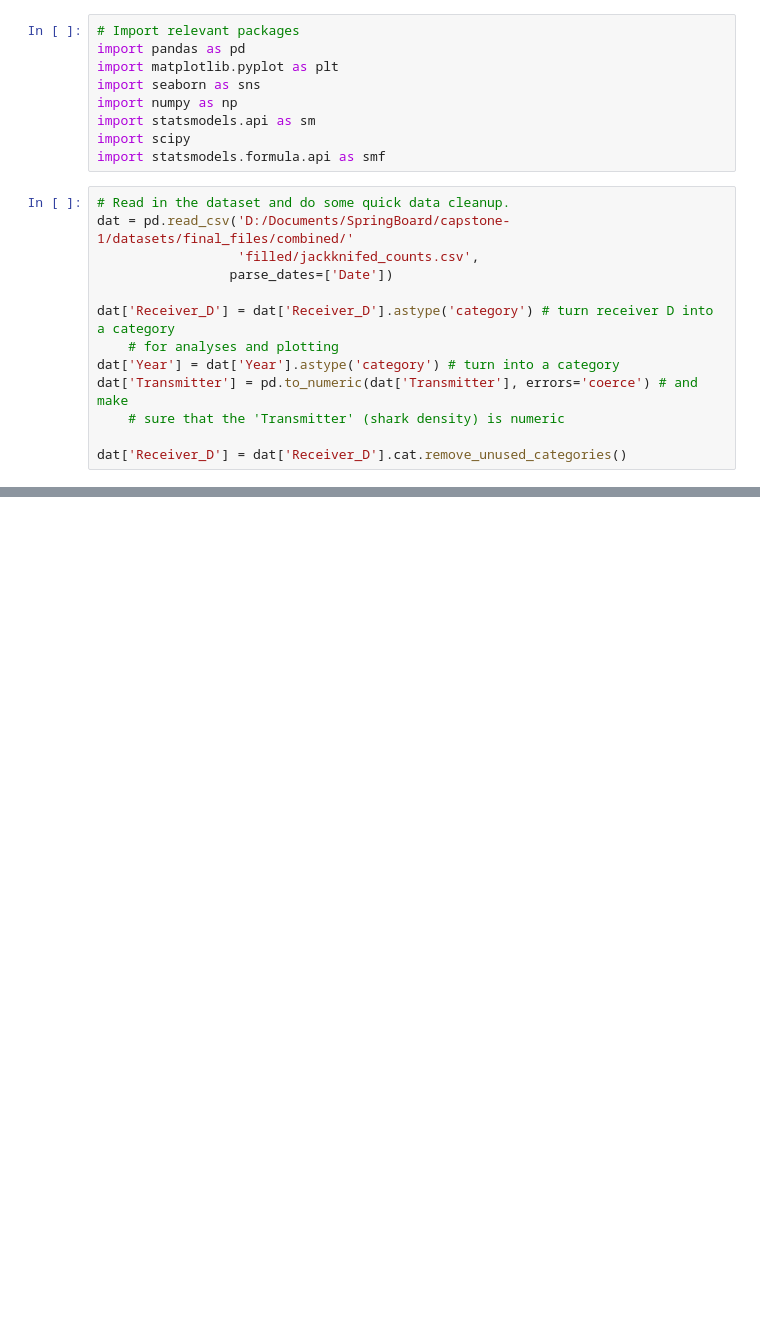
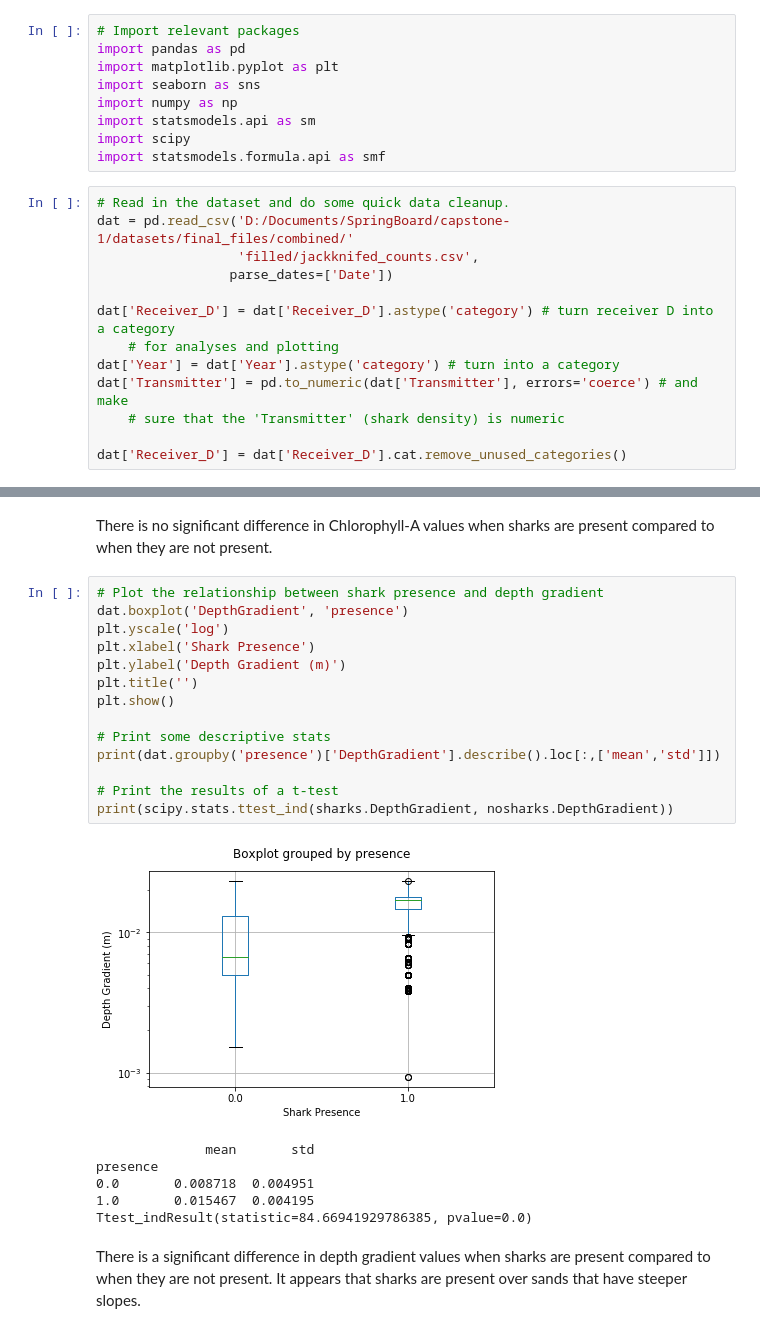
Before and after one commit to echelleburns/SpringBoard-Capstone1, a Jupyter notebook: Prelim_Data_Analysis/Presence v Absence.ipynb, the cells around one changed output, grey strips where cells are left out. Cells and saved outputs as stored; diff of their text form; blank space fills up the shorter version.

```diff
--- a/Prelim_Data_Analysis/Presence v Absence.ipynb
+++ b/Prelim_Data_Analysis/Presence v Absence.ipynb
@@ -102,0 +100,25 @@ plt.show()
+# %% [markdown]
+There is no significant difference in Chlorophyll-A values when sharks are present compared to when they are not present.
+# %%
+# Plot the relationship between shark presence and depth gradient
+dat.boxplot('DepthGradient', 'presence')
+plt.yscale('log')
+plt.xlabel('Shark Presence')
+plt.ylabel('Depth Gradient (m)')
+plt.title('')
+plt.show()
+
+# Print some descriptive stats
+print(dat.groupby('presence')['DepthGradient'].describe().loc[:,['mean','std']])
+
+# Print the results of a t-test
+print(scipy.stats.ttest_ind(sharks.DepthGradient, nosharks.DepthGradient))
+# %% [output]
+[figure, added]
+              mean       std
+presence
+0.0       0.008718  0.004951
+1.0       0.015467  0.004195
+Ttest_indResult(statistic=84.66941929786385, pvalue=0.0)
+# %% [markdown]
+There is a significant difference in depth gradient values when sharks are present compared to when they are not present. It appears that sharks are present over sands that have steeper slopes.
```
Also changed, not shown: parts of 15 cells of this notebook.
